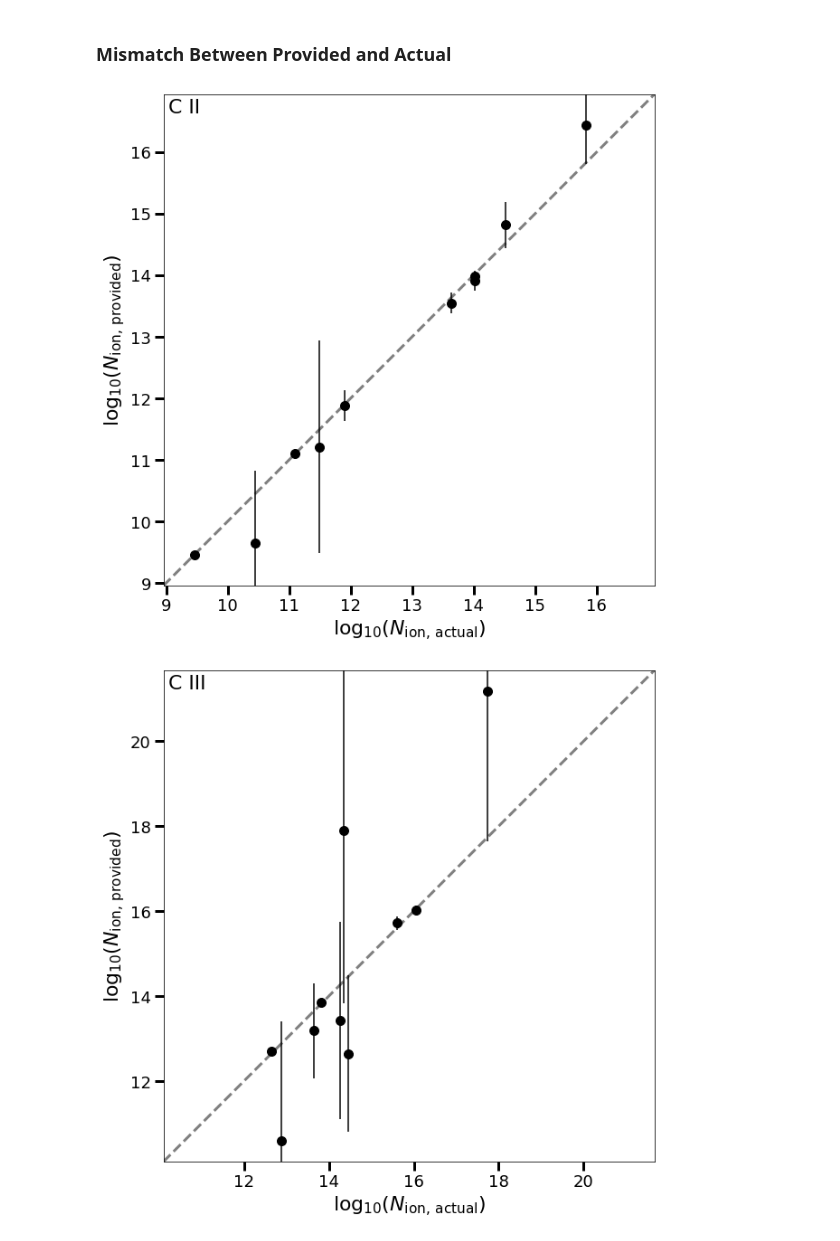
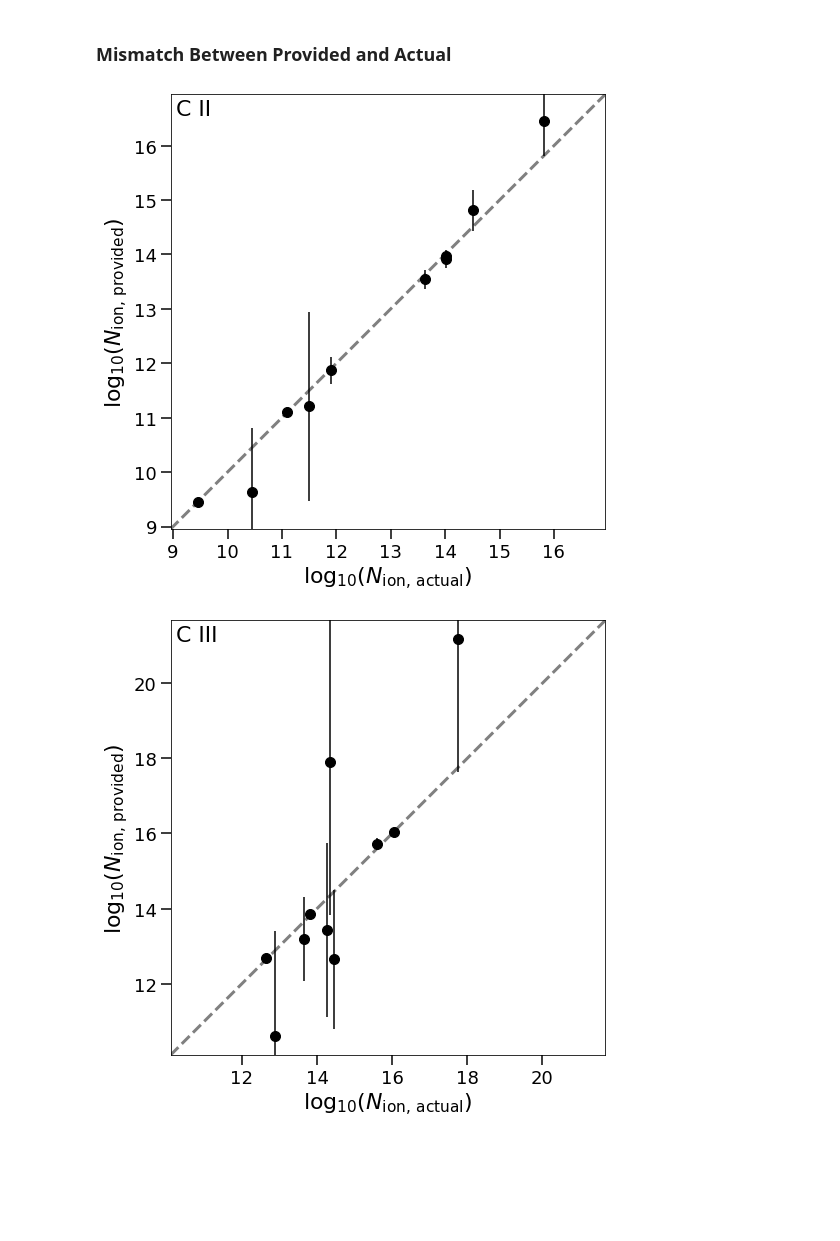
Before and after one commit to chummels/cgm_modeling_challenge, a Jupyter notebook: comparsion_sameer_charlton.ipynb, the cells around one changed output. Drawn from its saved outputs; the diff is of its cells as text; code cells hidden in the pictures; blank space fills up the shorter version.

```diff
--- a/comparsion_sameer_charlton.ipynb
+++ b/comparsion_sameer_charlton.ipynb
@@ -116,0 +290,33 @@ ax.set_aspect( 'equal' )
+# %%
+pdf_values = np.array([ interp_fn( np.log10( actual['H_density'][i] ), np.log10( actual['temperature'][i] ) )[0][0] for i in range( actual['metallicity'].size ) ])
+# %%
+pdf_values[pdf_values<0] = pdf[np.nonzero(pdf)].min()
+# %%
+fig = plt.figure( figsize=(10,10), facecolor='w' )
+ax = plt.gca()
+
+ax.imshow(
+    np.rot90( pdf ),
+    extent = [ logHDen_centers[0], logHDen_centers[-1], logT_centers[0], logT_centers[-1] ],
+    cmap = palettable.cubehelix.classic_16_r.mpl_colormap,
+    norm = matplotlib.colors.LogNorm(),
+)
+
+ax.scatter(
+    np.log10( actual['H_density'] ),
+    np.log10( actual['temperature'] ),
+    edgecolor = 'k',
+    s = 100,
+    c = pdf_values,
+    vmin = np.nanmin( pdf[np.nonzero(pdf)] ),
+    vmax = np.nanmax( pdf[np.nonzero(pdf)] ),
+    cmap = palettable.cubehelix.classic_16_r.mpl_colormap,
+    norm = matplotlib.colors.LogNorm(),
+)
+
+ax.tick_params( length=10, width=1.5, labelsize=18 )
+
+ax.set_xlabel( r'$\log_{10} n_{\rm H}$ (cm$^{-3}$)', fontsize=22 )
+ax.set_ylabel( r'$\log_{10} T$ (K)', fontsize=22 )
+
+ax.set_aspect( 'equal' )
@@ -116,0 +327,7 @@ ax.set_aspect( 'equal' )
+# %%
+y_labels = {
+    'metallicity': r'$\log_{10} ( Z_{\rm modeled}/Z_{\rm actual} )$',
+    'H_density': r'$\log_{10} ( n_{\rm H, modeled}/n_{\rm H, actual} )$',
+    'temperature': r'$\log_{10} ( T_{\rm modeled}/T_{\rm actual} )$',
+    'length': r'$\log_{10} (\ell_{\rm modeled} / \ell_{\rm actual} )$',
+}
@@ -123,7 +399,7 @@ ions = list( provided.keys() )
 # %%
 
 for ion in ions:
-    fig = plt.figure( figsize=(10,10), facecolor='w' )
+    fig = plt.figure( figsize=(8,8), facecolor='w' )
     ax = plt.gca()
 
     xs = np.log10( actual[ion] )
@@ -146,33 +422,33 @@ for ion in ions:
     ]
     ax.plot(
         bounds,
         bounds,
         color = '0.5',
         linestyle = '--',
         linewidth = 3,
         zorder = -10,
     )
 
     ax.annotate(
         s = ion,
         xy = ( 0, 1 ),
         xycoords = 'axes fraction',
         xytext = ( 5, -5 ),
         textcoords = 'offset points',
         fontsize = 22,
         ha = 'left',
         va = 'top',
     )
 
-    ax.tick_params( length=10, width=3, labelsize=18 )
+    ax.tick_params( length=10, width=1.5, labelsize=18 )
 
     ax.set_xlabel( r'$\log_{10}( N_{\rm ion,\,actual} )$', fontsize=22, )
     ax.set_ylabel( r'$\log_{10}( N_{\rm ion,\,provided} )$', fontsize=22, )
 
     ax.set_xlim( bounds )
     ax.set_ylim( bounds )
 
     ax.set_aspect( 'equal' )
 # %% [output]
-[figure, old version]
+[figure, new version]
-[figure, old version]
+[figure, new version]
```
Also changed, not shown: parts of 22 cells of this notebook, 14 other files.
